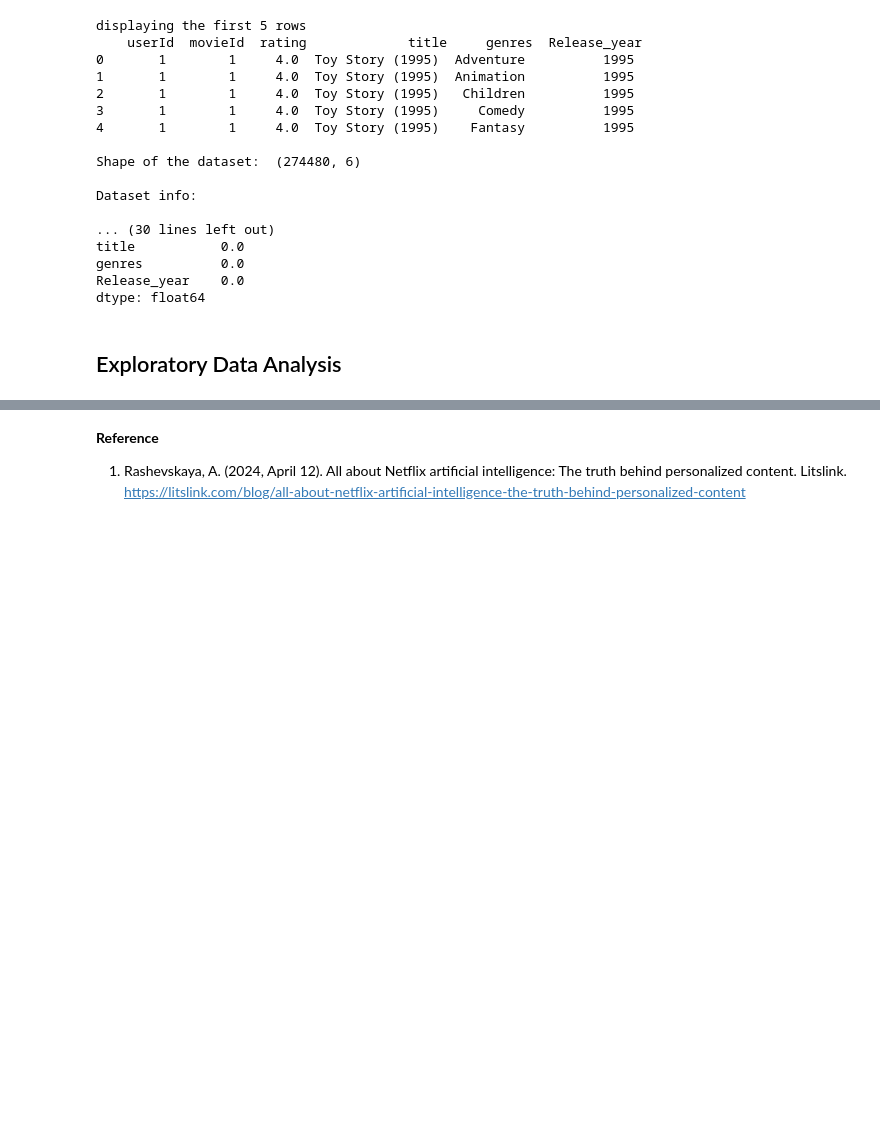
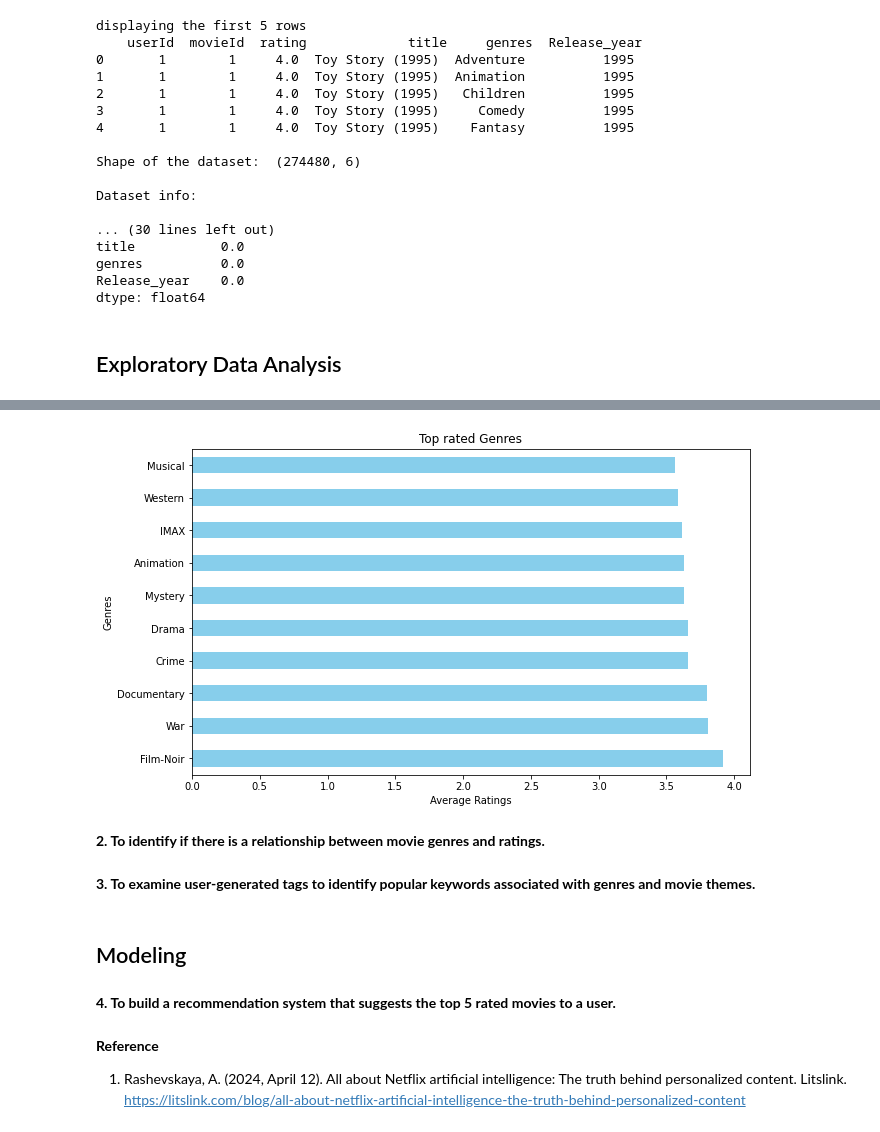
Before and after one commit to Winnykinyumu/A-movie-Recommendation-System-MovieLens-Data, a Jupyter notebook: Movie recommendation project/Movie RecSys.ipynb, the cells around one changed output, grey strips where cells are left out. Drawn from its saved outputs; the diff is of its cells as text; code cells hidden in the pictures; blank space fills up the shorter version.

```diff
--- a/Movie recommendation project/Movie RecSys.ipynb
+++ b/Movie recommendation project/Movie RecSys.ipynb
@@ -334,0 +442,8 @@ dtype: float64
+# %%
+genre_ratings = merged_df.groupby('genres')['rating'].mean()
+
+# Sorting genres by average ratings in descending order
+top_genres = genre_ratings.sort_values(ascending=False).head(10)
+
+# Display the top 10 most popular genres
+print(top_genres)
@@ -335,3 +463,21 @@ dtype: float64
+# %%
+# Plotting the top 10 genres
+plt.figure(figsize=(10, 6))
+top_genres.plot(kind='barh',color='skyblue')
+plt.title('Top rated Genres')
+plt.xlabel('Average Ratings')
+plt.ylabel('Genres')
+plt.show()
+# %% [output]
+[figure, added]
+# %% [markdown]
+**2. To identify if there is a relationship between movie genres and ratings.**
+# %% [markdown]
+**3. To examine user-generated tags to identify popular keywords associated with genres and movie themes.**
+# %% [markdown]
+## Modeling
+# %% [markdown]
+**4. To build a recommendation system that suggests the top 5 rated movies to a user.**
 # %% [markdown]
 **Reference**
 
```
Also changed, not shown: parts of 9 cells of this notebook.
